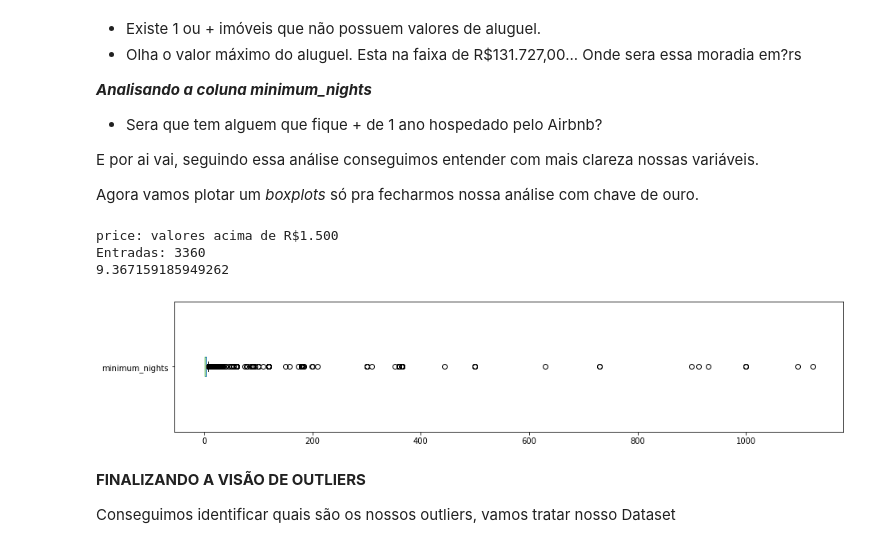
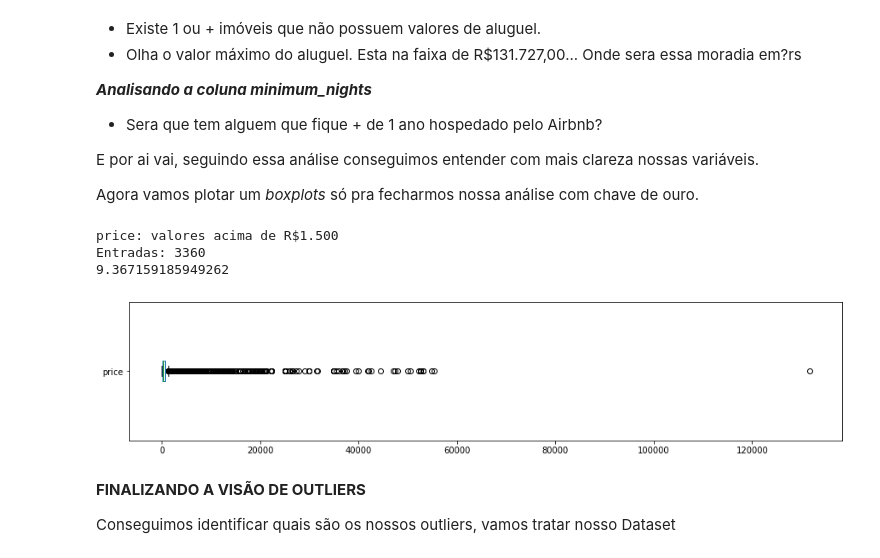
Before and after one commit to Jeanhenry/datascience, a Jupyter notebook: Analisando_os_Dados_do_Airbnb.ipynb, the cells around one changed output. Saved outputs shown, nothing was run; the diff lists cells and outputs as text; code cells hidden in the pictures.

```diff
--- a/Analisando_os_Dados_do_Airbnb.ipynb
+++ b/Analisando_os_Dados_do_Airbnb.ipynb
@@ -195,19 +195,19 @@ E por ai vai, seguindo essa análise conseguimos entender com mais clareza nossa
 Agora vamos plotar um _boxplots_ só pra fecharmos nossa análise com chave de ouro.
 # %%
 #price
-df.minimum_nights.plot(kind='box', vert=False, figsize=(15,3))
+df.price.plot(kind='box', vert=False, figsize=(15,3))
 plt.show
 
 
 #ver a qtd de valores acima de R$1.500 para price
 print("price: valores acima de R$1.500")
 print('Entradas:',len(df[df.price > 1500]))
 print((len(df[df.price > 1500]) / df.shape[0]) * 100,'\n')
 # %% [output]
 price: valores acima de R$1.500
 Entradas: 3360
 9.367159185949262
-[figure, old version]
+[figure, new version]
 # %% [markdown]
 **FINALIZANDO A VISÃO DE OUTLIERS**
 
```
